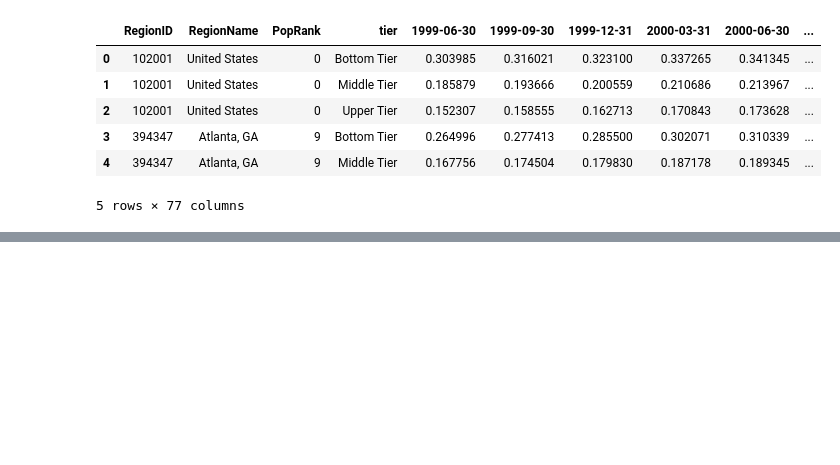
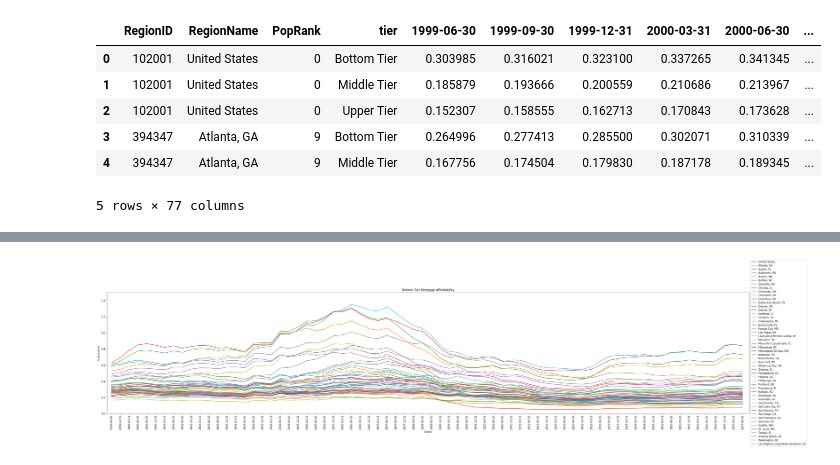
Before and after one commit to LoriHarris/Real_Estate_Affordability, a Jupyter notebook: Mort_Rent_Afford.ipynb, the cells around one changed output, grey strips where cells are left out. Cells and saved outputs as stored; diff of their text form; code cells hidden in the pictures; blank space fills up the shorter version.

```diff
--- a/Mort_Rent_Afford.ipynb
+++ b/Mort_Rent_Afford.ipynb
@@ -26,4 +21,5 @@ KeyError: "['PopRank'] not found in axis"
 # %%
+mort_bottom = mort_afford.loc[mort_afford["tier"] == 'Bottom Tier']
 mort_middle = mort_afford.loc[mort_afford["tier"] == 'Middle Tier']
 mort_upper = mort_afford.loc[mort_afford["tier"] == 'Upper Tier']
 # %%
@@ -88,0 +39,26 @@ plt.xticks(tick_locations, mort_bottom['RegionName'], rotation= 'vertical')
+# %%
+mort_bottom_data = mort_bottom.iloc[:, 5:(len(mort_bottom.columns))]
+dates = mort_bottom_data.columns
+mort_bottom_data["City"] = mort_bottom["RegionName"]
+mb_city_index = mort_bottom_data.set_index('City')
+mb_flipped = mb_city_index.transpose()
+
+plt.figure(figsize=(40,10))
+plt.plot(mb_flipped,)
+plt.ylim(0,1.5)
+plt.xlim(-0.5, 71.75)
+plt.legend(loc='center left', bbox_to_anchor=(1.0, 0.5), labels= fig_legend)
+
+x_axis = np.arange(len(dates))
+tick_locations= [value for value in x_axis]
+plt.xticks(tick_locations, dates, rotation='vertical')
+plt.title("Bottom Tier Mortgage Affordability")
+plt.ylabel("% of Income")
+plt.xlabel("Dates")
+
+
+plt.tight_layout()
+plt.savefig("Images/MortAfford_bottomtier.png")
+plt.show()
+# %% [output]
+[figure, added]
```
Also changed, not shown: parts of 11 cells of this notebook, 6 other files.
